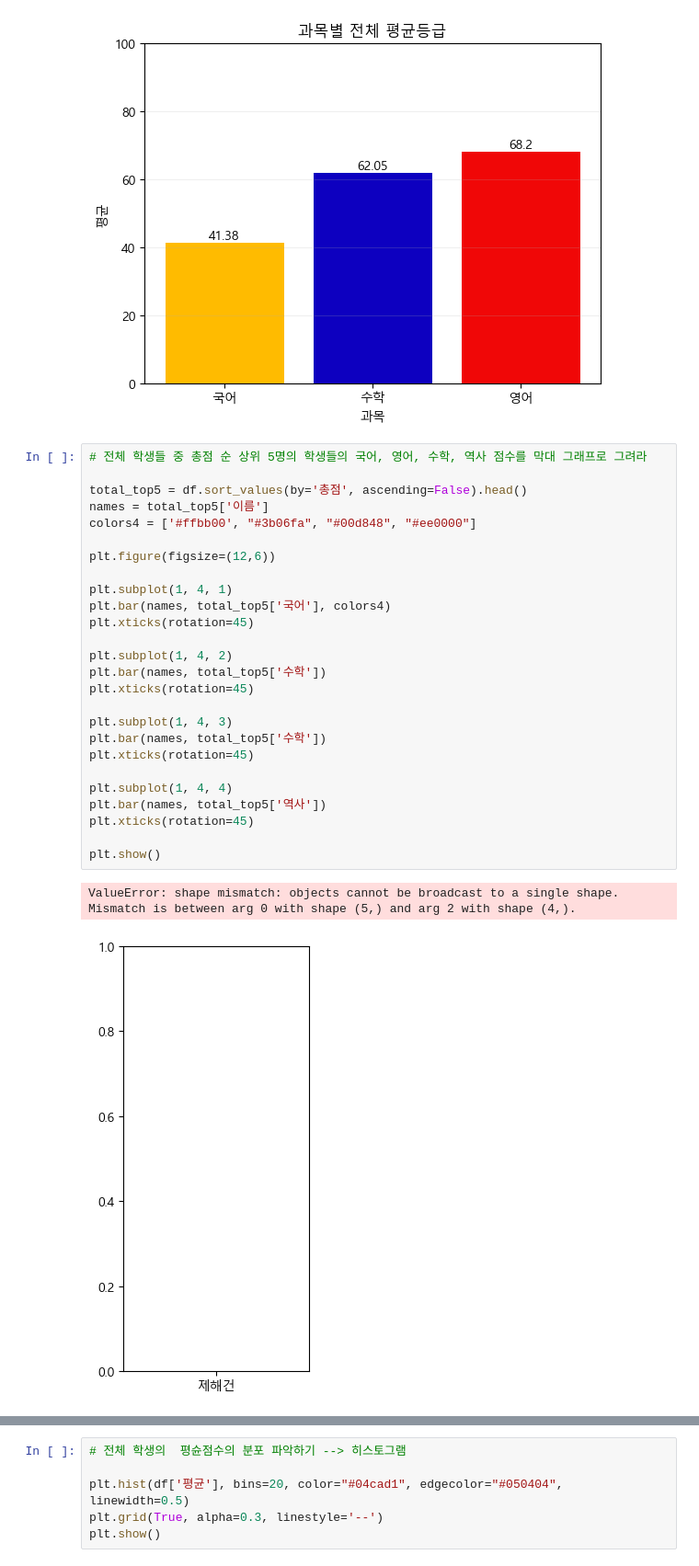
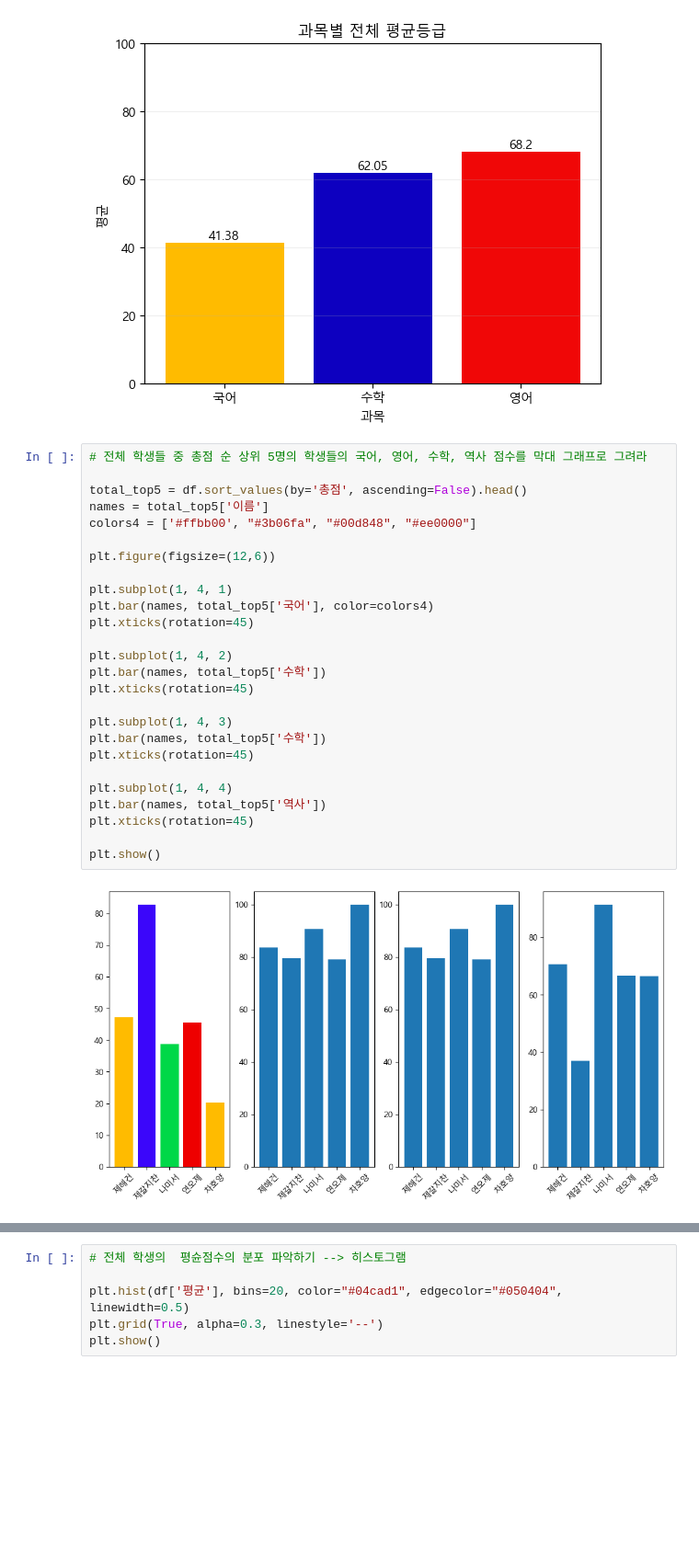
Before and after one commit to jayfromkorea/AICE, a Jupyter notebook: AICE/score_test.ipynb, the cells around one changed output, grey strips where cells are left out. Shown at 92% size. Cells and saved outputs as stored; diff of their text form; blank space fills up the shorter version.

```diff
--- a/AICE/score_test.ipynb
+++ b/AICE/score_test.ipynb
@@ -534,32 +530,31 @@ Index(['국어', '수학', '영어'], dtype='object') [41.38 62.05 68.2 ]
 # %%
 # 전체 학생들 중 총점 순 상위 5명의 학생들의 국어, 영어, 수학, 역사 점수를 막대 그래프로 그려라
 
 total_top5 = df.sort_values(by='총점', ascending=False).head()
 names = total_top5['이름']
 colors4 = ['#ffbb00', "#3b06fa", "#00d848", "#ee0000"]
 
 plt.figure(figsize=(12,6))
 
 plt.subplot(1, 4, 1)
-plt.bar(names, total_top5['국어'], colors4)
+plt.bar(names, total_top5['국어'], color=colors4)
 plt.xticks(rotation=45)
 
 plt.subplot(1, 4, 2)
 plt.bar(names, total_top5['수학'])
 plt.xticks(rotation=45)
 
 plt.subplot(1, 4, 3)
 plt.bar(names, total_top5['수학'])
 plt.xticks(rotation=45)
 
 plt.subplot(1, 4, 4)
 plt.bar(names, total_top5['역사'])
 plt.xticks(rotation=45)
 
 plt.show()
 # %% [output]
-ValueError: shape mismatch: objects cannot be broadcast to a single shape.  Mismatch is between arg 0 with shape (5,) and arg 2 with shape (4,).
-[figure, old version]
+[figure, new version]
 # %%
 cols = ['이름', '국어', '수학', '영어']
 subjs = ['국어', '수학', '영어']
```
Also changed, not shown: parts of 6 cells of this notebook, 1 other file.
